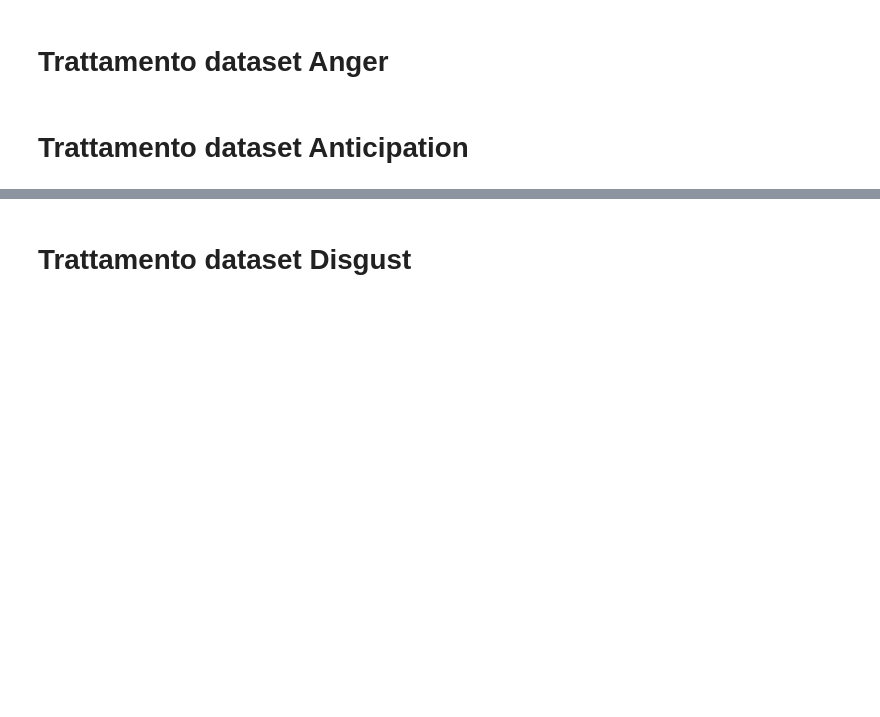
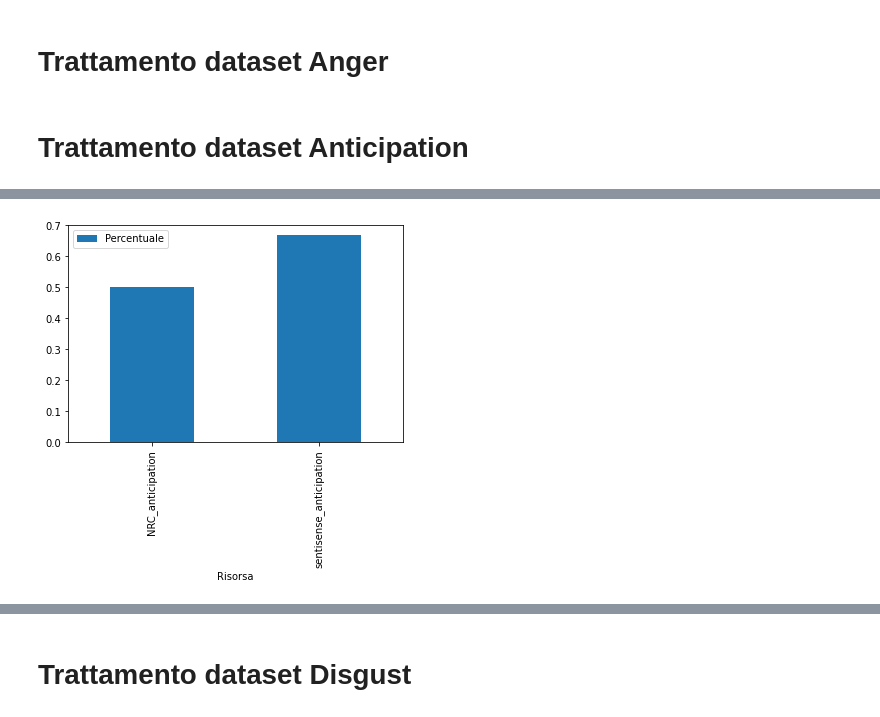
Before and after one commit to lorenzobotto/progettoMaadb, a Jupyter notebook: Code/main.ipynb, the cells around one changed output, grey strips where cells are left out. Saved outputs shown, nothing was run; the diff lists cells and outputs as text; code cells hidden in the pictures; blank space fills up the shorter version.

Commit message:
anticipation funziona tutto

```diff
--- a/Code/main.ipynb
+++ b/Code/main.ipynb
@@ -963,0 +1095,7 @@ wc.to_file('Word Clouds/anticipationEmoticons.png')
+# %%
+# Creazione istogramma per presenza parole nei twitter
+
+dfAnticipation_lexRes.plot.bar(x='Risorsa')
+plt.show()
+# %% [output]
+[figure, added]
```
Also changed, not shown: parts of 21 cells of this notebook, 1 other file.
